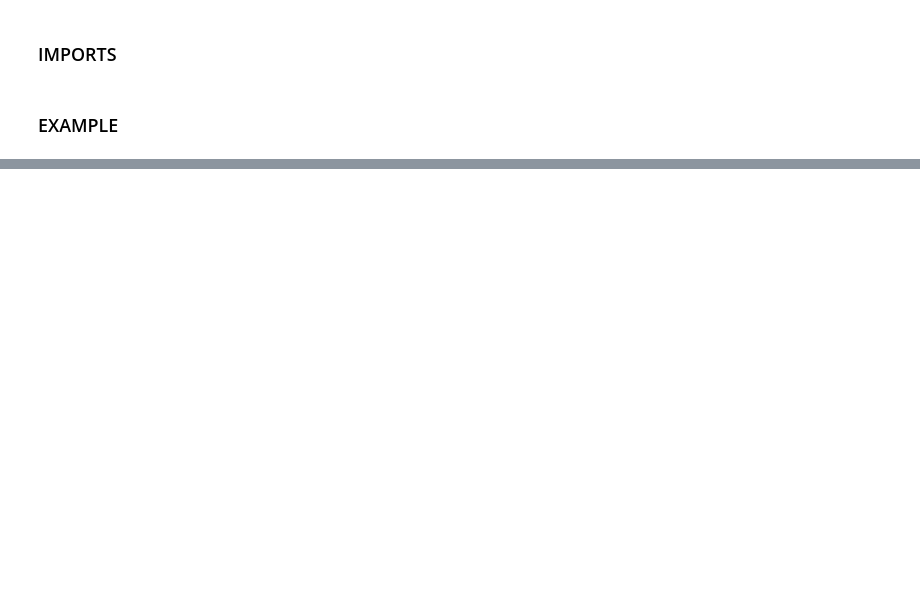
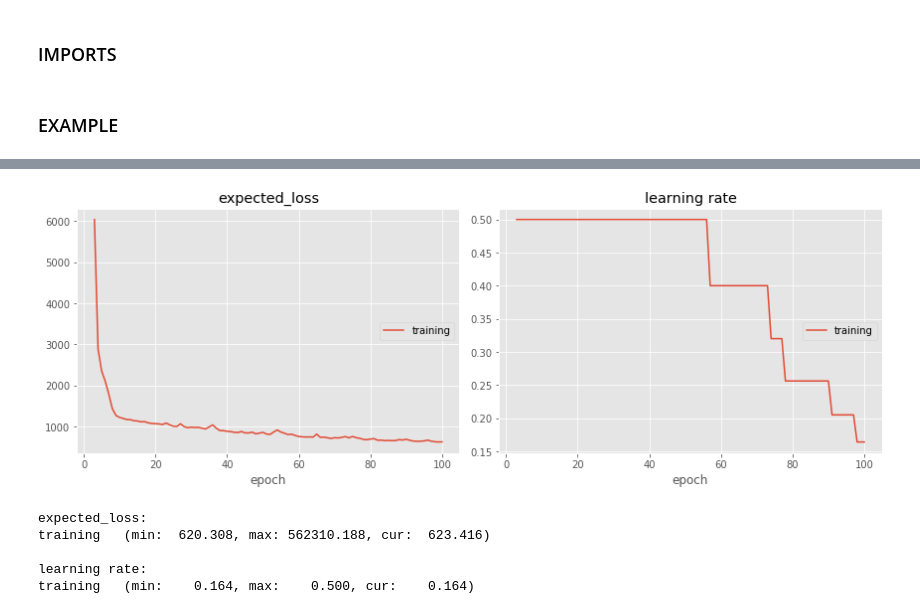
Before and after one commit to cortax/BayesianNN, a Jupyter notebook: example_BBVI.ipynb, the cells around one changed output, grey strips where cells are left out. Saved outputs shown, nothing was run; the diff lists cells and outputs as text; code cells hidden in the pictures; blank space fills up the shorter version.

```diff
--- a/example_BBVI.ipynb
+++ b/example_BBVI.ipynb
@@ -19,14 +21,21 @@ y_data = y_data.unsqueeze(-1)
 Net = BBVI.VariationalNetwork(input_size=1, output_size=1, layer_width=30, nb_layers=2, device=device)
 # %%
 optimizer = torch.optim.Adam
-optimizer_params = {'lr': 0.05}
+optimizer_params = {'lr': 0.5}
 
 scheduler = torch.optim.lr_scheduler.ReduceLROnPlateau
 scheduler_params = {'patience': 3, 'factor': 0.8}
 # %%
 voptimizer = BBVI.VariationalOptimizer(model=Net, sigma_noise=0.1, optimizer=optimizer, optimizer_params=optimizer_params, scheduler=scheduler, scheduler_params=scheduler_params)
 # %%
-Net = voptimizer.run((x_data,y_data), n_epoch=1000, n_iter=100, n_ELBO_samples=50, plot=True)
+Net = voptimizer.run((x_data,y_data), n_epoch=100, n_iter=20, n_ELBO_samples=20, plot=True)
+# %% [output]
+[figure, added]
+expected_loss:
+training   (min:  620.308, max: 562310.188, cur:  623.416)
+
+learning rate:
+training   (min:    0.164, max:    0.500, cur:    0.164)
 # %%
 x_test = torch.linspace(-2.0, 2.0).unsqueeze(1).to(device)
 # %%
```
Also changed, not shown: parts of 9 cells of this notebook.
